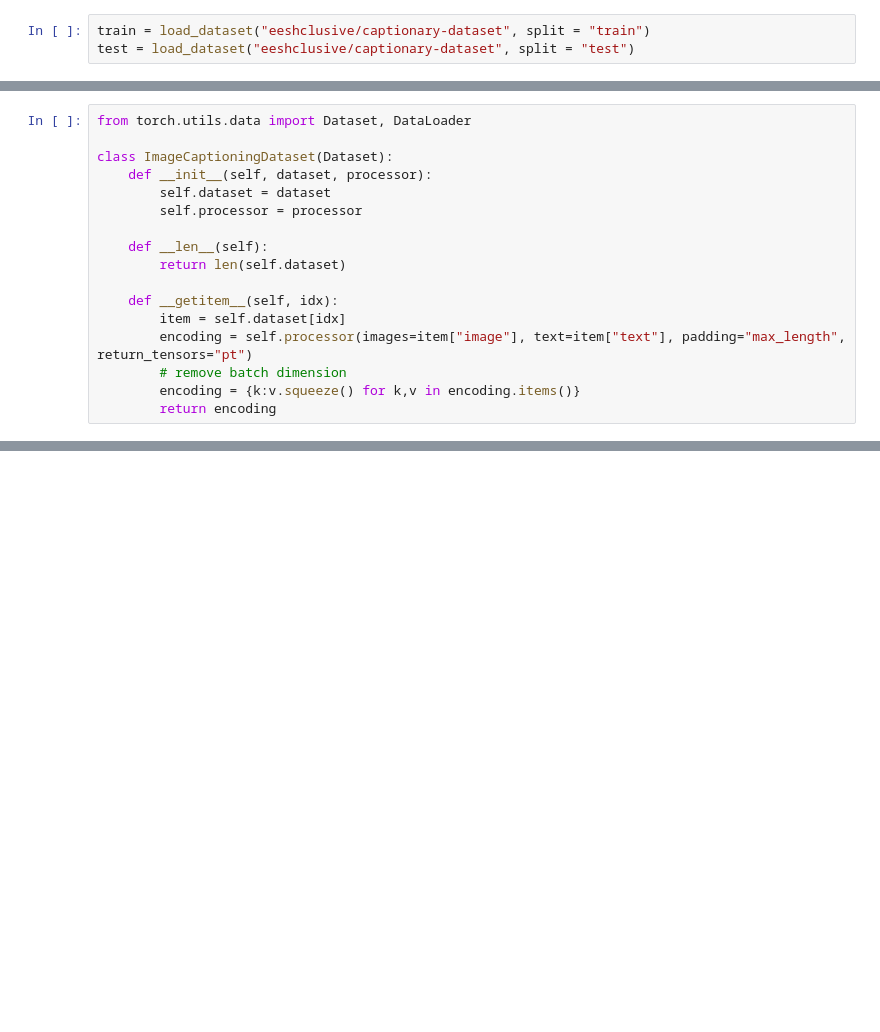
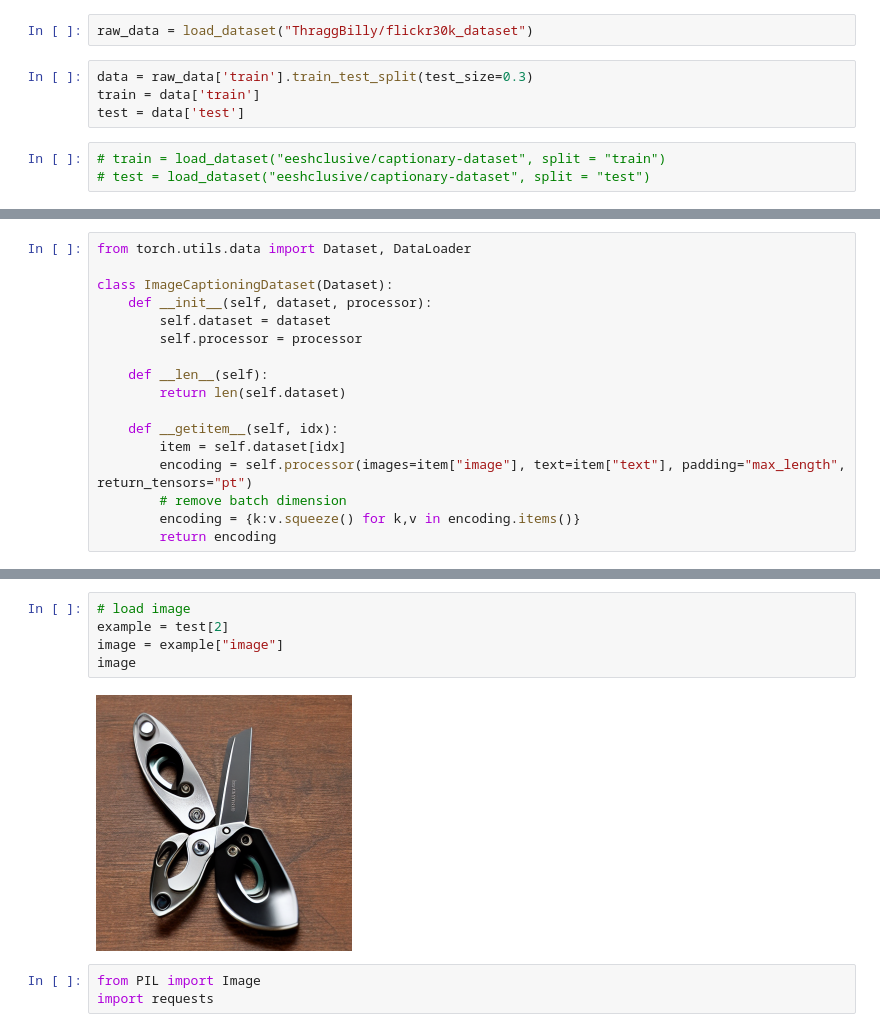
Before and after one commit to Living-On-The-Edge/blip-finetune, a Jupyter notebook: blip_finetune.ipynb, the cells around one changed output, grey strips where cells are left out. Drawn from its saved outputs; the diff is of its cells as text; blank space fills up the shorter version.

```diff
--- a/blip_finetune.ipynb
+++ b/blip_finetune.ipynb
@@ -24,4 +45,10 @@ Device:  cuda
+# %%
+raw_data = load_dataset("ThraggBilly/flickr30k_dataset")
+# %%
+data = raw_data['train'].train_test_split(test_size=0.3)
+train = data['train']
+test = data['test']
 # %%
-train = load_dataset("eeshclusive/captionary-dataset", split = "train")
-test = load_dataset("eeshclusive/captionary-dataset", split = "test")
+# train = load_dataset("eeshclusive/captionary-dataset", split = "train")
+# test = load_dataset("eeshclusive/captionary-dataset", split = "test")
 # %%
@@ -231,3 +396,13 @@ Saving best model for epoch: 5
+# %%
+# load image
+example = test[2]
+image = example["image"]
+image
+# %% [output]
+[figure, added]
+# %%
+from PIL import Image
+import requests
 # %%
 url_pic = "https://replicate.delivery/pbxt/NFSsdG1sVxqUOJrduzNnh8jmON5hKcZBjHYze1qTXNe52siQA/output_1.png"
 image = Image.open(requests.get(url_pic, stream=True).raw)
```
Also changed, not shown: parts of 34 cells of this notebook, 3 other files.
